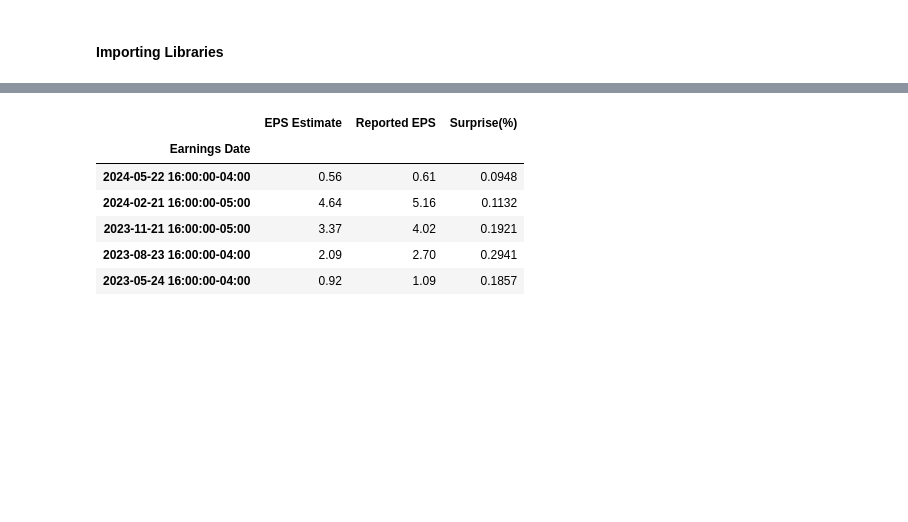
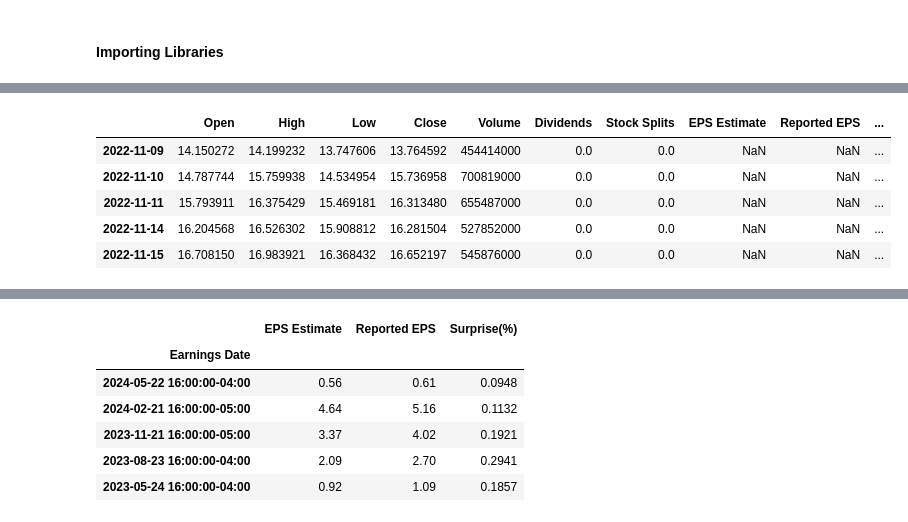
Before and after one commit to Hous-5/stock_analysis_project, a Jupyter notebook: CircleBook.ipynb, the cells around one changed output, grey strips where cells are left out. Drawn from its saved outputs; the diff is of its cells as text; code cells hidden in the pictures; blank space fills up the shorter version.

```diff
--- a/CircleBook.ipynb
+++ b/CircleBook.ipynb
@@ -38 +38,11 @@ df.head()
+# %%
+df_earnings = sa.earnings_dates(df, 7, 21)
+df_earnings.head()
+# %% [output]
+|  | Open | High | Low | Close | Volume | Dividends | Stock Splits | EPS Estimate | Reported EPS | ... |
+| 2022-11-09 | 14.150272 | 14.199232 | 13.747606 | 13.764592 | 454414000 | 0.0 | 0.0 | NaN | NaN | ... |
+| 2022-11-10 | 14.787744 | 15.759938 | 14.534954 | 15.736958 | 700819000 | 0.0 | 0.0 | NaN | NaN | ... |
+| 2022-11-11 | 15.793911 | 16.375429 | 15.469181 | 16.313480 | 655487000 | 0.0 | 0.0 | NaN | NaN | ... |
+| 2022-11-14 | 16.204568 | 16.526302 | 15.908812 | 16.281504 | 527852000 | 0.0 | 0.0 | NaN | NaN | ... |
+| 2022-11-15 | 16.708150 | 16.983921 | 16.368432 | 16.652197 | 545876000 | 0.0 | 0.0 | NaN | NaN | ... |
 # %%
```
Also changed, not shown: parts of 4 cells of this notebook, 1 other file.
